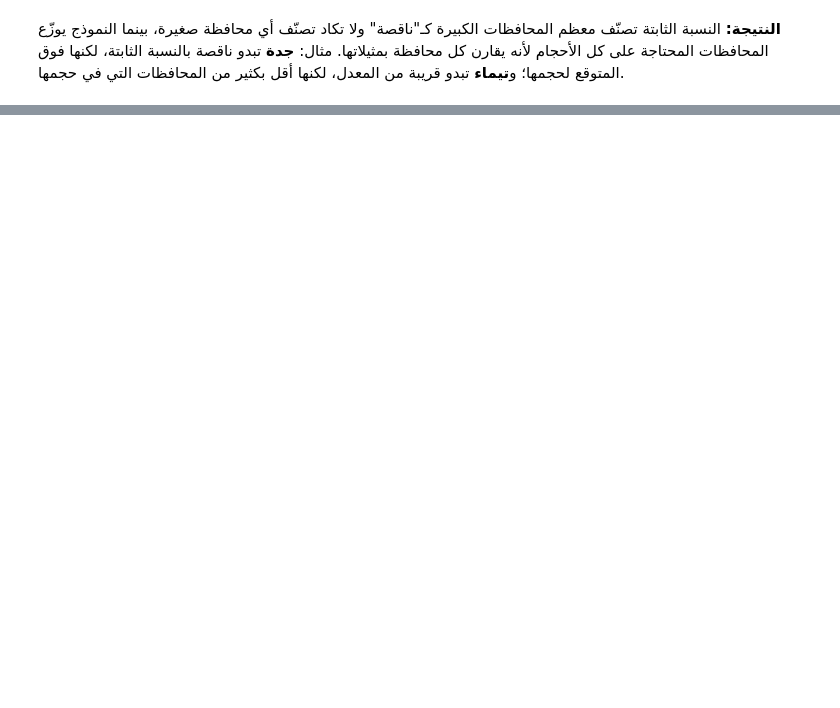
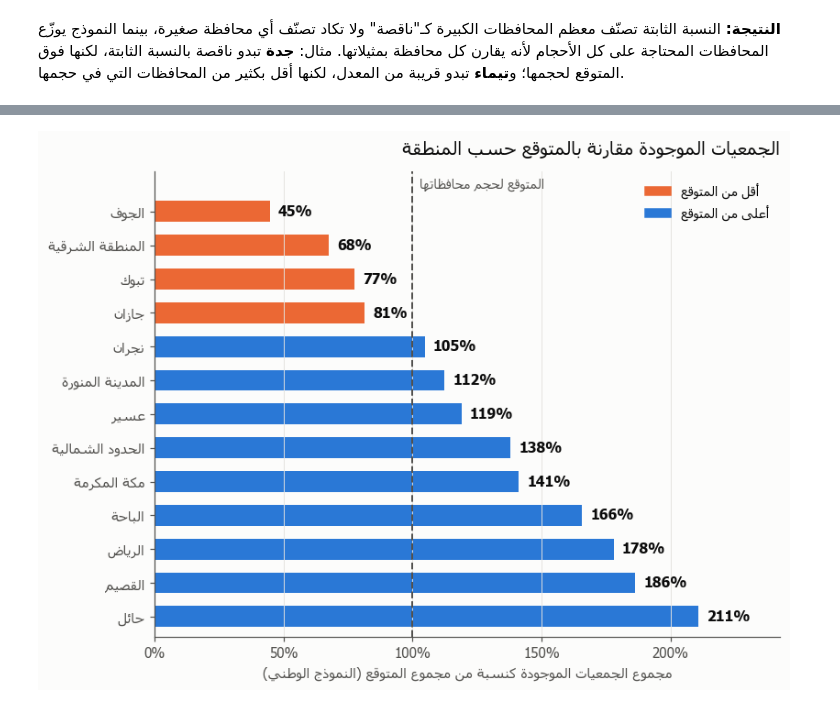
Before and after one commit to HayaSaleh97/npo-governorate-gap-analysis, a Jupyter notebook: analysis.ipynb, the cells around one changed output, grey strips where cells are left out. Saved outputs shown, nothing was run; the diff lists cells and outputs as text; code cells hidden in the pictures; blank space fills up the shorter version.

```diff
--- a/analysis.ipynb
+++ b/analysis.ipynb
@@ -931,0 +1156,13 @@ Governorates flagged, by size group:
+# %%
+by_region = gov.groupby('region').agg(
+    governorates=('governorate', 'size'),
+    population=('population', 'sum'),
+    npo_count=('npo_count', 'sum'),
+    expected=('expected', 'sum'),
+    median_governorate_ratio=('actual_vs_expected', 'median'),
+    below_expected=('status', lambda s: (s == 'أقل من المتوقع بوضوح').sum()),
+)
+by_region['actual_vs_expected'] = by_region['npo_count'] / by_region['expected']
+by_region = by_region.sort_values('actual_vs_expected')[
+    ['governorates', 'population', 'npo_count', 'expected', 'actual_vs_expected', 'median_governorate_ratio', 'below_expected']]
+display(by_region.round({'expected': 0, 'actual_vs_expected': 2, 'median_governorate_ratio': 2}))
@@ -931,0 +1212,28 @@ Governorates flagged, by size group:
+# %%
+plot_region = by_region.sort_values('actual_vs_expected', ascending=False)
+pct_region = plot_region['actual_vs_expected'] * 100
+ypos = np.arange(len(plot_region))
+colors = [ORANGE if p < 100 else BLUE for p in pct_region]
+
+fig, ax = plt.subplots(figsize=(8, 6))
+ax.barh(ypos, pct_region, color=colors, height=0.62)
+for yp, p in zip(ypos, pct_region):
+    ax.annotate(f'{p:.0f}%', (p, yp), xytext=(6, 0), textcoords='offset points',
+                va='center', fontsize=10, color=INK, fontweight='bold')
+ax.axvline(100, color=INK_2, linestyle='--', linewidth=1.3)
+ax.annotate(ar('المتوقع لحجم محافظاتها'), (100, len(plot_region) - 0.4), xytext=(5, 0), textcoords='offset points',
+            ha='left', va='bottom', fontsize=9, color=INK_2)
+
+ax.set_yticks(ypos, [ar(r) for r in plot_region.index], fontsize=10)
+ax.set_xlim(0, pct_region.max() * 1.15)
+ax.set_ylim(-0.6, len(plot_region) + 0.2)
+ax.xaxis.set_major_formatter(mticker.PercentFormatter())
+ax.set_xlabel(ar('مجموع الجمعيات الموجودة كنسبة من مجموع المتوقع (النموذج الوطني)'))
+ax.grid(axis='y', visible=False)
+ax.legend(handles=[plt.Rectangle((0, 0), 1, 1, color=ORANGE), plt.Rectangle((0, 0), 1, 1, color=BLUE)],
+          labels=[ar('أقل من المتوقع'), ar('أعلى من المتوقع')], loc='upper right', frameon=False, fontsize=9)
+ax.set_title(ar('الجمعيات الموجودة مقارنة بالمتوقع حسب المنطقة'), color=INK, fontsize=13, loc='right', pad=12)
+fig.savefig(FIGURES / 'fig4_region_ratio.png')
+plt.show()
+# %% [output]
+[figure, added]
```
Also changed, not shown: parts of 38 cells of this notebook, 17 other files.
